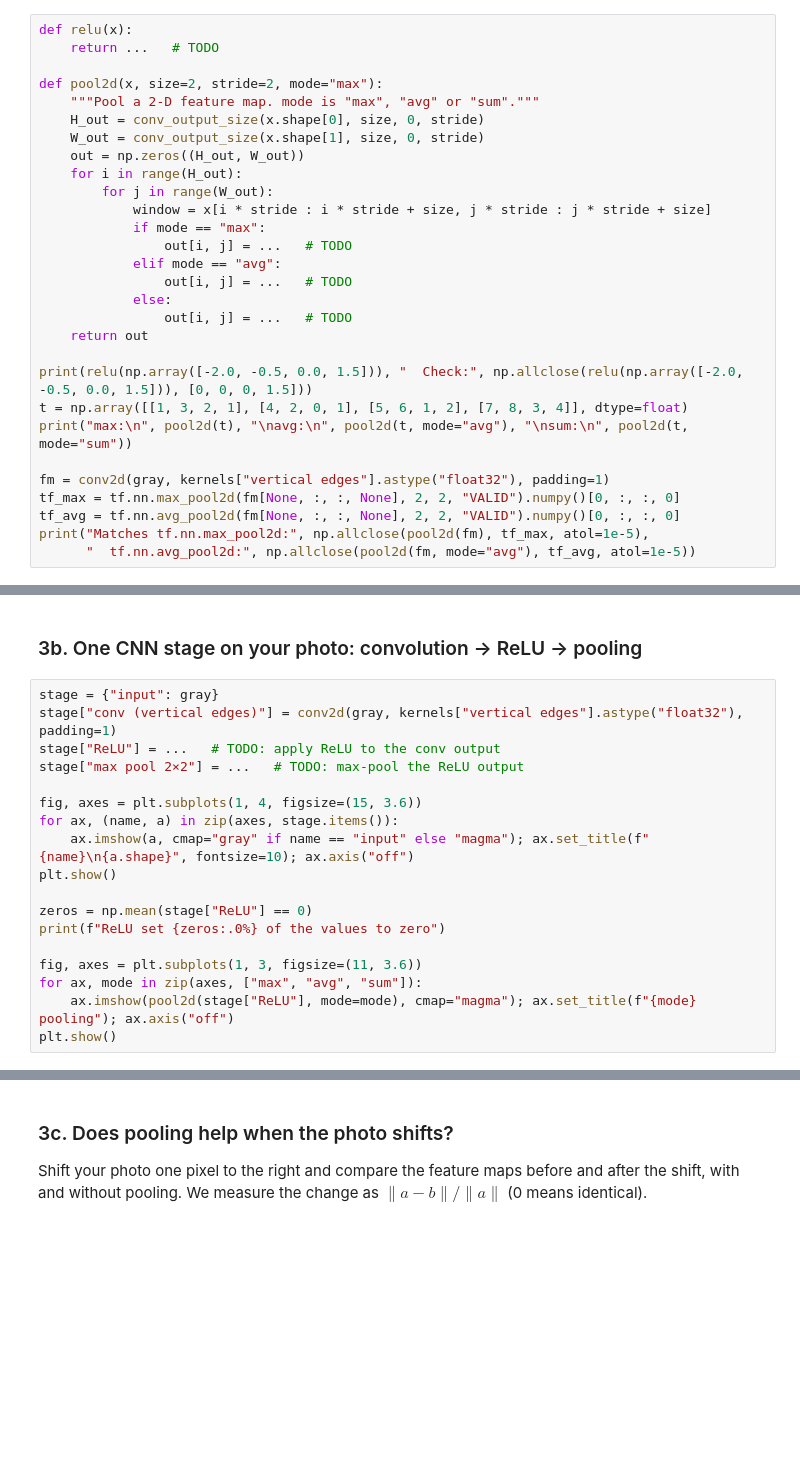
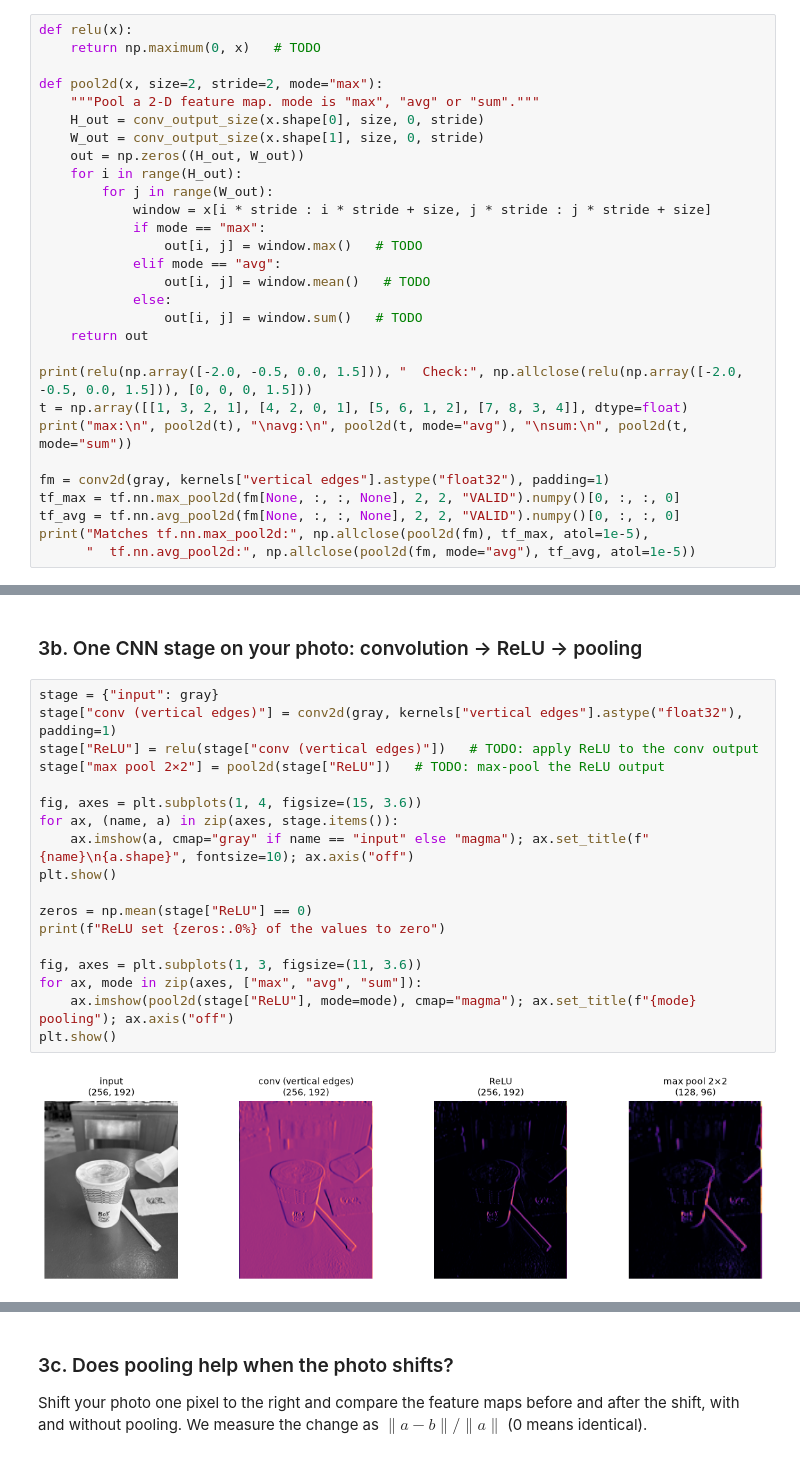
Before and after one commit to mrchuuuu/Tan_CSC173_Lecture03, a Jupyter notebook: CSC173_Lecture03_Deep_Computer_Vision_Demo.ipynb, the cells around one changed output, grey strips where cells are left out. Drawn from its saved outputs; the diff is of its cells as text; blank space fills up the shorter version.

```diff
--- a/CSC173_Lecture03_Deep_Computer_Vision_Demo.ipynb
+++ b/CSC173_Lecture03_Deep_Computer_Vision_Demo.ipynb
@@ -348,7 +348,7 @@ Output shape for my photo: (256, 192, 64). With padding 2 and a 5×5 kernel at s
 $\text{ReLU}(x) = \max(0, x)$. Pooling slides a window (here 2×2 with stride 2) over each feature map and keeps one number per window: the **max**, the **average** or the **sum**.
 # %%
 def relu(x):
-    return ...   # TODO
+    return np.maximum(0, x)   # TODO
 
 def pool2d(x, size=2, stride=2, mode="max"):
     """Pool a 2-D feature map. mode is "max", "avg" or "sum"."""
@@ -359,11 +359,11 @@ def pool2d(x, size=2, stride=2, mode="max"):
         for j in range(W_out):
             window = x[i * stride : i * stride + size, j * stride : j * stride + size]
             if mode == "max":
-                out[i, j] = ...   # TODO
+                out[i, j] = window.max()   # TODO
             elif mode == "avg":
-                out[i, j] = ...   # TODO
+                out[i, j] = window.mean()   # TODO
             else:
-                out[i, j] = ...   # TODO
+                out[i, j] = window.sum()   # TODO
     return out
 
 print(relu(np.array([-2.0, -0.5, 0.0, 1.5])), "  Check:", np.allclose(relu(np.array([-2.0, -0.5, 0.0, 1.5])), [0, 0, 0, 1.5]))
@@ -380,18 +392,20 @@ print("Matches tf.nn.max_pool2d:", np.allclose(pool2d(fm), tf_max, atol=1e-5),
 # %%
 stage = {"input": gray}
 stage["conv (vertical edges)"] = conv2d(gray, kernels["vertical edges"].astype("float32"), padding=1)
-stage["ReLU"] = ...   # TODO: apply ReLU to the conv output
-stage["max pool 2×2"] = ...   # TODO: max-pool the ReLU output
+stage["ReLU"] = relu(stage["conv (vertical edges)"])   # TODO: apply ReLU to the conv output
+stage["max pool 2×2"] = pool2d(stage["ReLU"])   # TODO: max-pool the ReLU output
 
 fig, axes = plt.subplots(1, 4, figsize=(15, 3.6))
 for ax, (name, a) in zip(axes, stage.items()):
     ax.imshow(a, cmap="gray" if name == "input" else "magma"); ax.set_title(f"{name}\n{a.shape}", fontsize=10); ax.axis("off")
 plt.show()
 
 zeros = np.mean(stage["ReLU"] == 0)
 print(f"ReLU set {zeros:.0%} of the values to zero")
 
 fig, axes = plt.subplots(1, 3, figsize=(11, 3.6))
 for ax, mode in zip(axes, ["max", "avg", "sum"]):
     ax.imshow(pool2d(stage["ReLU"], mode=mode), cmap="magma"); ax.set_title(f"{mode} pooling"); ax.axis("off")
 plt.show()
+# %% [output]
+[figure, added]
```
Also changed, not shown: parts of 5 cells of this notebook.
